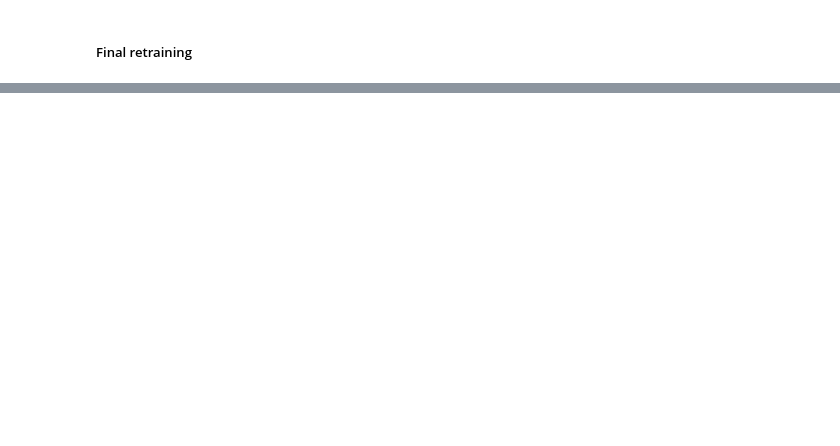
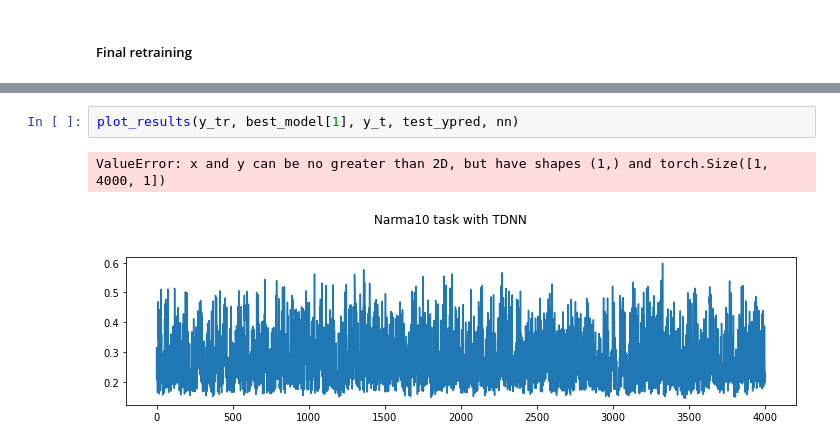
Before and after one commit to francescapoli98/computational-neuroscience, a Jupyter notebook: LAB3_1/assignment 1/narma10_task.ipynb, the cells around one changed output, grey strips where cells are left out. Saved outputs shown, nothing was run; the diff lists cells and outputs as text; blank space fills up the shorter version.

```diff
--- a/LAB3_1/assignment 1/narma10_task.ipynb
+++ b/LAB3_1/assignment 1/narma10_task.ipynb
@@ -369,0 +386,5 @@ Best loss:
+# %%
+plot_results(y_tr, best_model[1], y_t, test_ypred, nn)
+# %% [output]
+ValueError: x and y can be no greater than 2D, but have shapes (1,) and torch.Size([1, 4000, 1])
+[figure, added]
```
Also changed, not shown: parts of 6 cells of this notebook, 27 other files.
